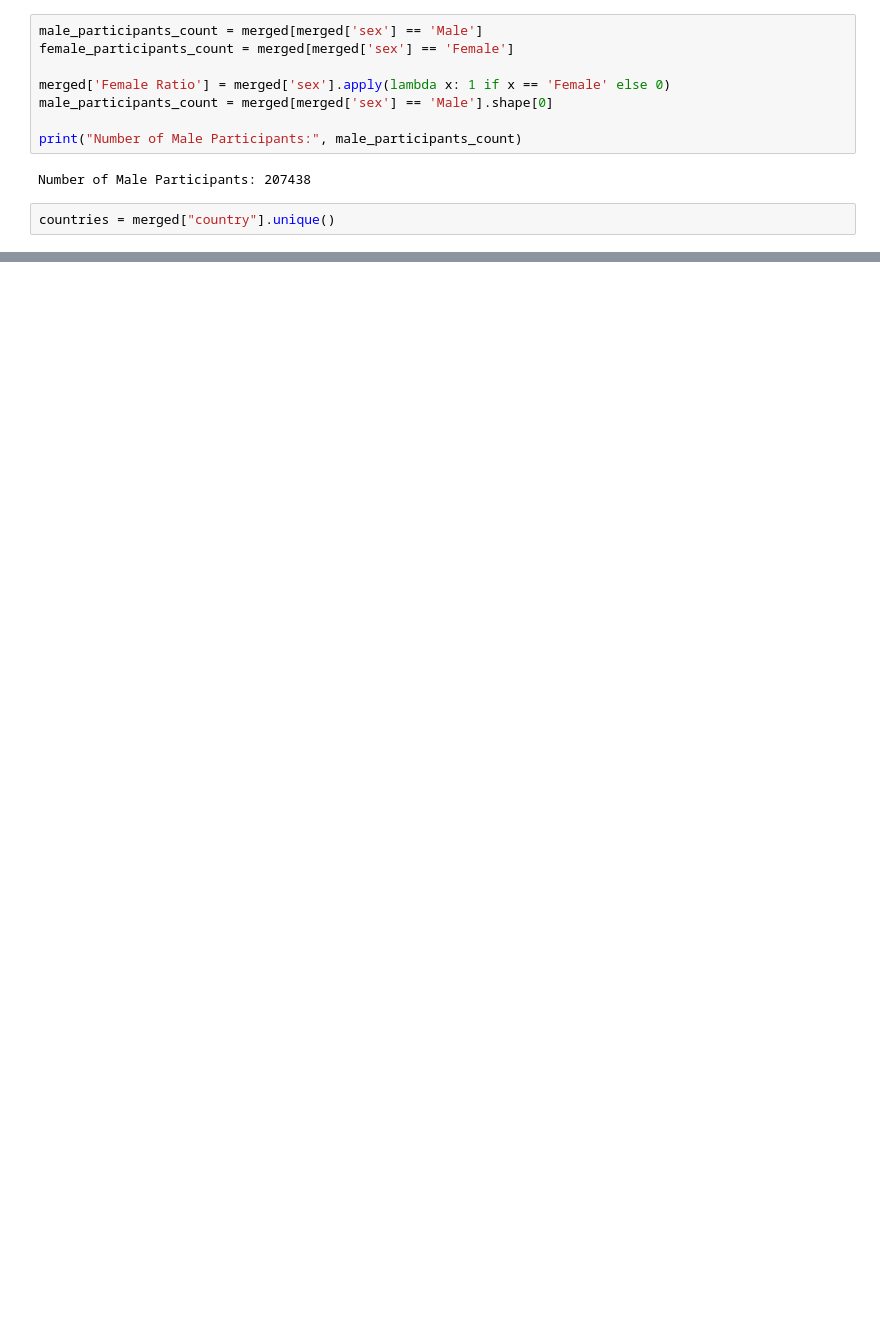
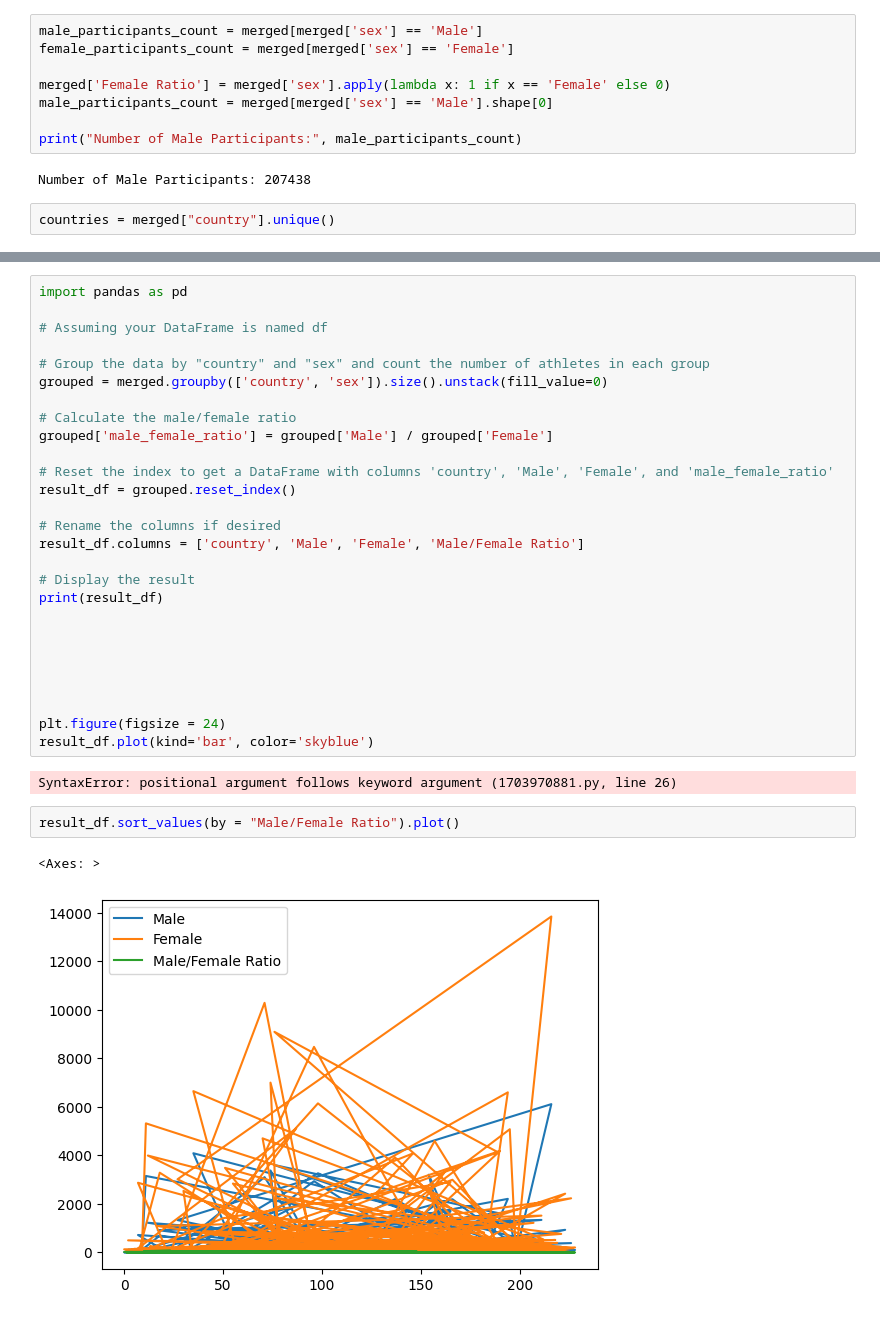
Before and after one commit to MartinDieCooleSocke420/1sem_tools_and_programming, a Jupyter notebook: exploringTheData.ipynb, the cells around one changed output, grey strips where cells are left out. Cells and saved outputs as stored; diff of their text form; blank space fills up the shorter version.

```diff
--- a/exploringTheData.ipynb
+++ b/exploringTheData.ipynb
@@ -181,0 +174,34 @@ countries = merged["country"].unique()
+# %%
+import pandas as pd
+
+# Assuming your DataFrame is named df
+
+# Group the data by "country" and "sex" and count the number of athletes in each group
+grouped = merged.groupby(['country', 'sex']).size().unstack(fill_value=0)
+
+# Calculate the male/female ratio
+grouped['male_female_ratio'] = grouped['Male'] / grouped['Female']
+
+# Reset the index to get a DataFrame with columns 'country', 'Male', 'Female', and 'male_female_ratio'
+result_df = grouped.reset_index()
+
+# Rename the columns if desired
+result_df.columns = ['country', 'Male', 'Female', 'Male/Female Ratio']
+
+# Display the result
+print(result_df)
+
+
+
+
+
+
+plt.figure(figsize = 24)
+result_df.plot(kind='bar', color='skyblue')
+# %% [output]
+SyntaxError: positional argument follows keyword argument (1703970881.py, line 26)
+# %%
+result_df.sort_values(by = "Male/Female Ratio").plot()
+# %% [output]
+<Axes: >
+[figure, added]
```
Also changed, not shown: parts of 3 cells of this notebook, 1 other file.
